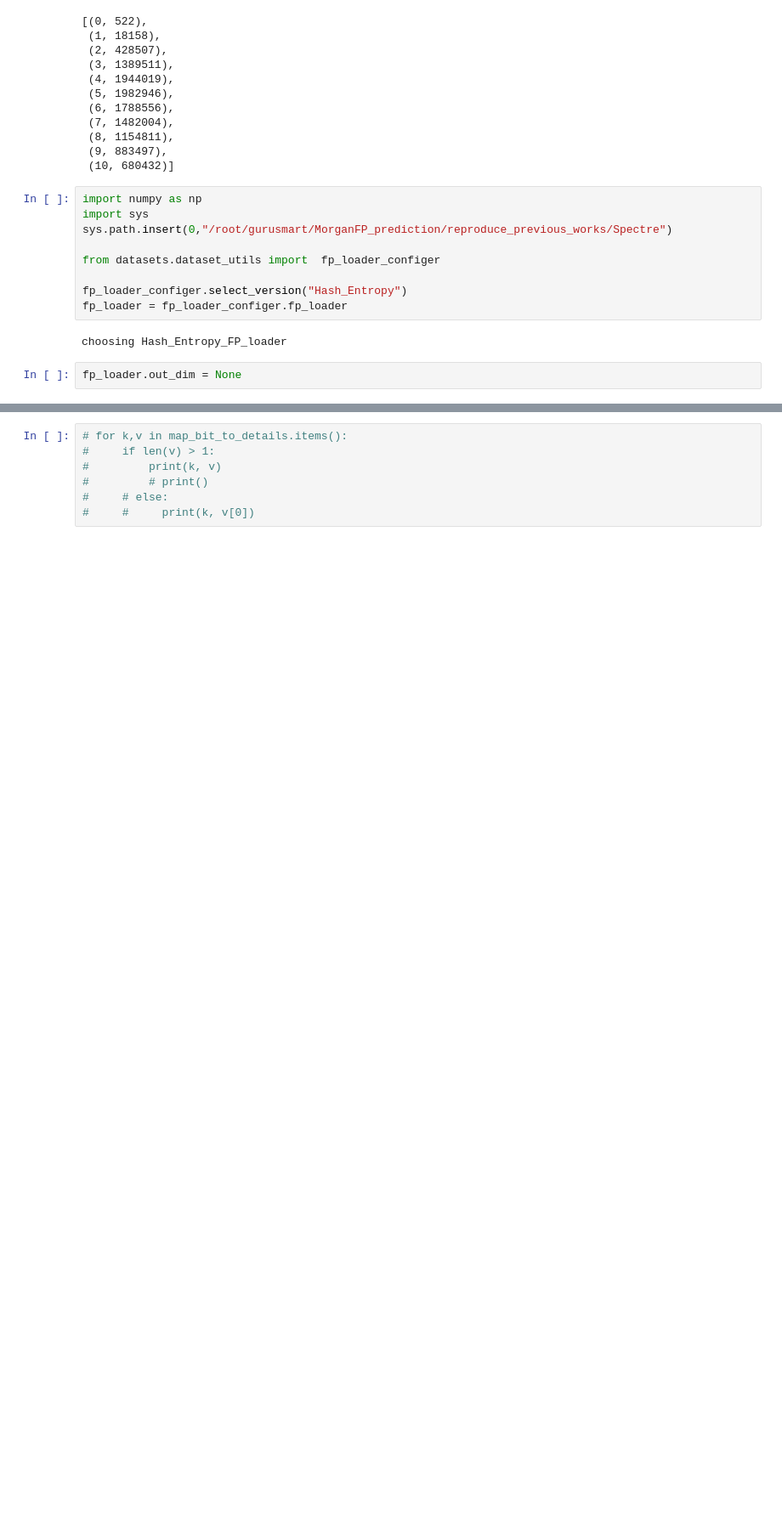
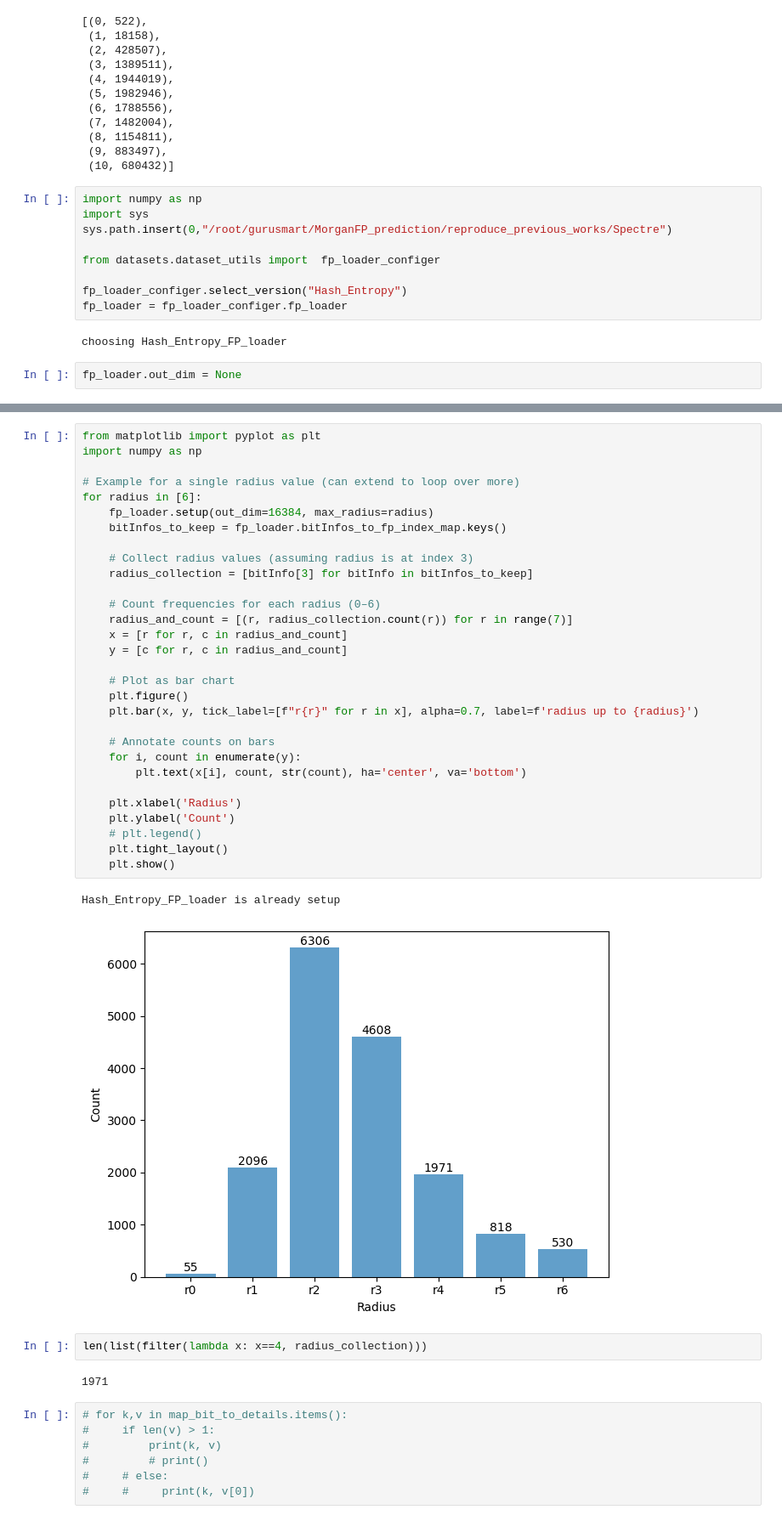
Before and after one commit to xwd0418/Spectre, a Jupyter notebook: notebook_and_scripts/SMILES_fragmenting/build_dataset_specific_FP/inspect_hash_collisions.ipynb, the cells around one changed output, grey strips where cells are left out. Shown at 85% size. Saved outputs shown, nothing was run; the diff lists cells and outputs as text; blank space fills up the shorter version.

```diff
--- a/notebook_and_scripts/SMILES_fragmenting/build_dataset_specific_FP/inspect_hash_collisions.ipynb
+++ b/notebook_and_scripts/SMILES_fragmenting/build_dataset_specific_FP/inspect_hash_collisions.ipynb
@@ -136,3 +122,40 @@ Hash_Entropy_FP_loader is setup, out_dim=16384, max_radius=7
+# %%
+from matplotlib import pyplot as plt
+import numpy as np
+
+# Example for a single radius value (can extend to loop over more)
+for radius in [6]:
+    fp_loader.setup(out_dim=16384, max_radius=radius)
+    bitInfos_to_keep = fp_loader.bitInfos_to_fp_index_map.keys()
+
+    # Collect radius values (assuming radius is at index 3)
+    radius_collection = [bitInfo[3] for bitInfo in bitInfos_to_keep]
+
+    # Count frequencies for each radius (0–6)
+    radius_and_count = [(r, radius_collection.count(r)) for r in range(7)]
+    x = [r for r, c in radius_and_count]
+    y = [c for r, c in radius_and_count]
+
+    # Plot as bar chart
+    plt.figure()
+    plt.bar(x, y, tick_label=[f"r{r}" for r in x], alpha=0.7, label=f'radius up to {radius}')
+
+    # Annotate counts on bars
+    for i, count in enumerate(y):
+        plt.text(x[i], count, str(count), ha='center', va='bottom')
+
+    plt.xlabel('Radius')
+    plt.ylabel('Count')
+    # plt.legend()
+    plt.tight_layout()
+    plt.show()
+# %% [output]
+Hash_Entropy_FP_loader is already setup
+[figure, added]
+# %%
+len(list(filter(lambda x: x==4, radius_collection)))
+# %% [output]
+1971
 # %%
 # for k,v in map_bit_to_details.items():
 #     if len(v) > 1:
```
Also changed, not shown: parts of 1 cell of this notebook, 14 other files.
